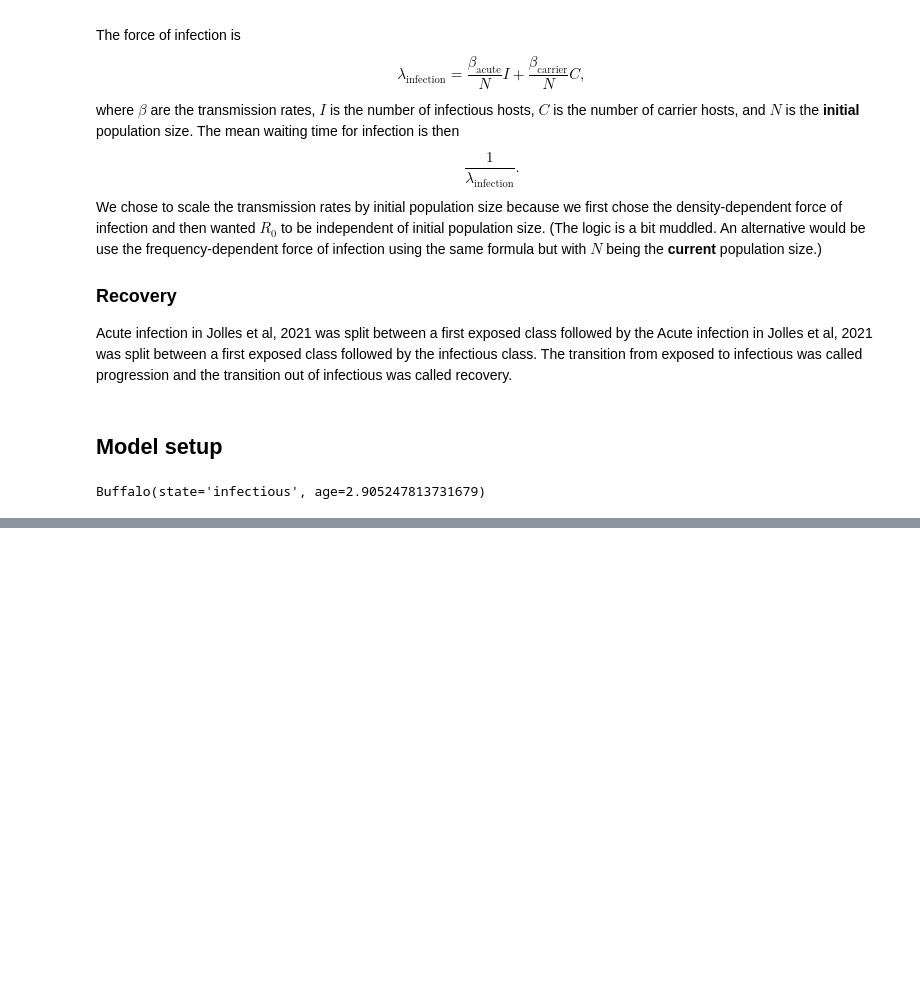
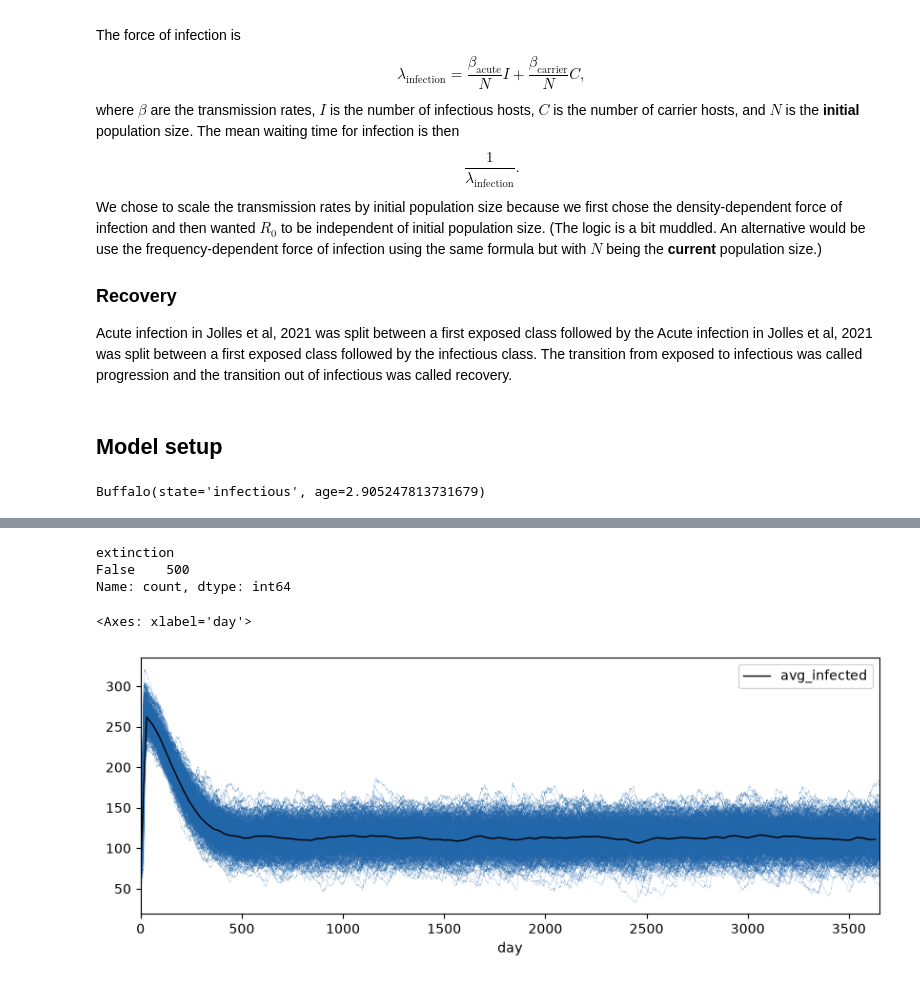
Before and after one commit to saracarp/buffalo_fmdv, a Jupyter notebook: fmdv_stochastic_model/fmdv_ind_stochastic_model.ipynb, the cells around one changed output, grey strips where cells are left out. Saved outputs shown, nothing was run; the diff lists cells and outputs as text; code cells hidden in the pictures; blank space fills up the shorter version.

```diff
--- a/fmdv_stochastic_model/fmdv_ind_stochastic_model.ipynb
+++ b/fmdv_stochastic_model/fmdv_ind_stochastic_model.ipynb
@@ -401,0 +469,51 @@ result_sat1[0:3]
+# %%
+reps_sat1[-1]
+
+
+sat1_extinct = []
+
+for i in range(0,n_reps):
+    extinction_year = reps_sat1[i].index[-1]
+    final_infected = reps_sat1[i].values[-1,2] + reps_sat1[i].values[-1,3] + reps_sat1[i].values[-1,4]
+
+    if final_infected == 0:
+        extinction = True
+    else: extinction = False
+
+
+    new_row = {'extinction': extinction, 'extinction_year': extinction_year, 'final_infected': final_infected}
+    sat1_extinct.append(new_row)
+
+sat1_extinct = pandas.DataFrame(sat1_extinct)
+sat1_extinct['extinction'].value_counts()
+# %% [output]
+extinction
+False    500
+Name: count, dtype: int64
+# %%
+sat1_mean_inf = []
+n_day = []
+
+for d in range(0,365*n_yrs,30):
+  n_day = []
+  for i in range(0,n_reps):
+    n = reps_sat1[i].asof(d)['infectious'] + reps_sat1[i].asof(d)['carrier']
+    n_day.append(n)
+
+  n_avg = sum(n_day)/len(n_day)
+  day_mean = {'day': d, 'avg_infected': n_avg}
+  sat1_mean_inf.append(day_mean)
+
+sat1_mean_inf = pandas.DataFrame(sat1_mean_inf)
+# %%
+fig, ax = plt.subplots(figsize=(10, 3.5))
+plt.xlim(0,365*n_yrs)
+
+for i in range(0,n_reps):
+    reps_sat1[i]['total_infected'] = reps_sat1[i]['infectious'] + reps_sat1[i]['carrier']
+    reps_sat1[i]['total_infected'].plot(ax=ax, color = '#2266aa', alpha = 1, lw = 0.1)
+
+sat1_mean_inf.plot(ax=ax, x = 'day', y = 'avg_infected', color = 'black', lw = 1)
+# %% [output]
+<Axes: xlabel='day'>
+[figure, added]
```
Also changed, not shown: parts of 17 cells of this notebook, 6 other files.
